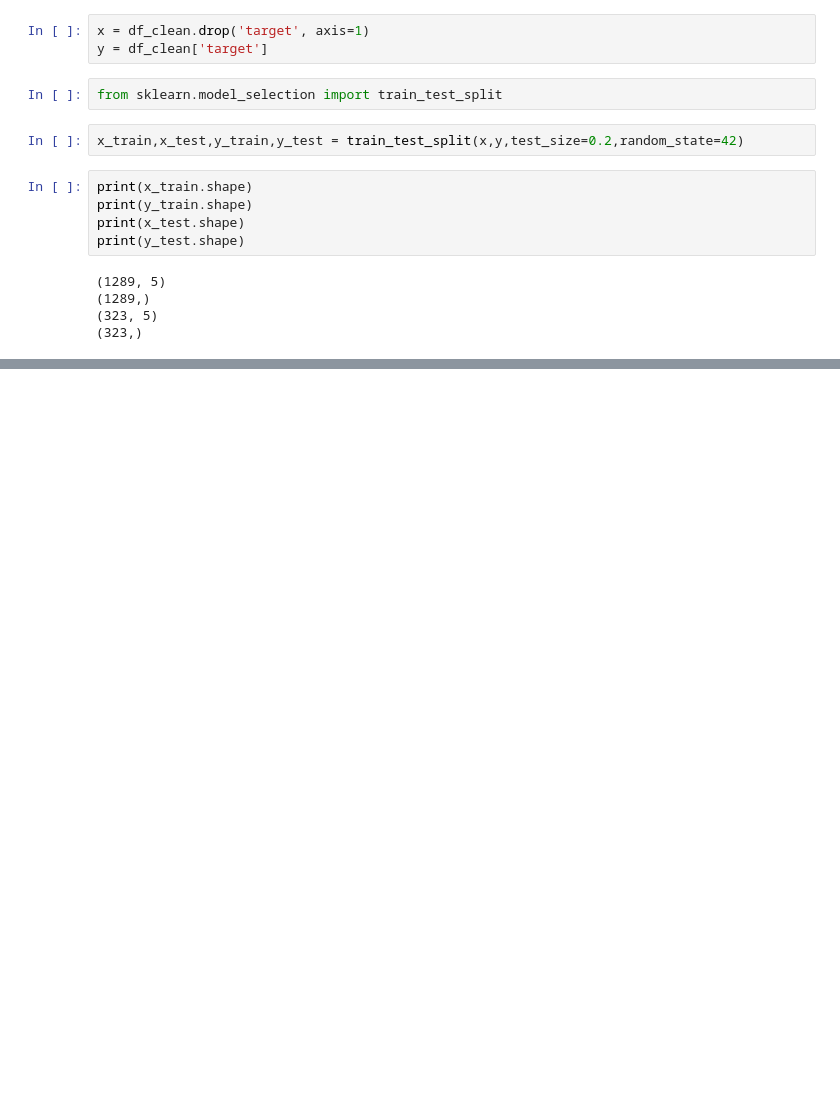
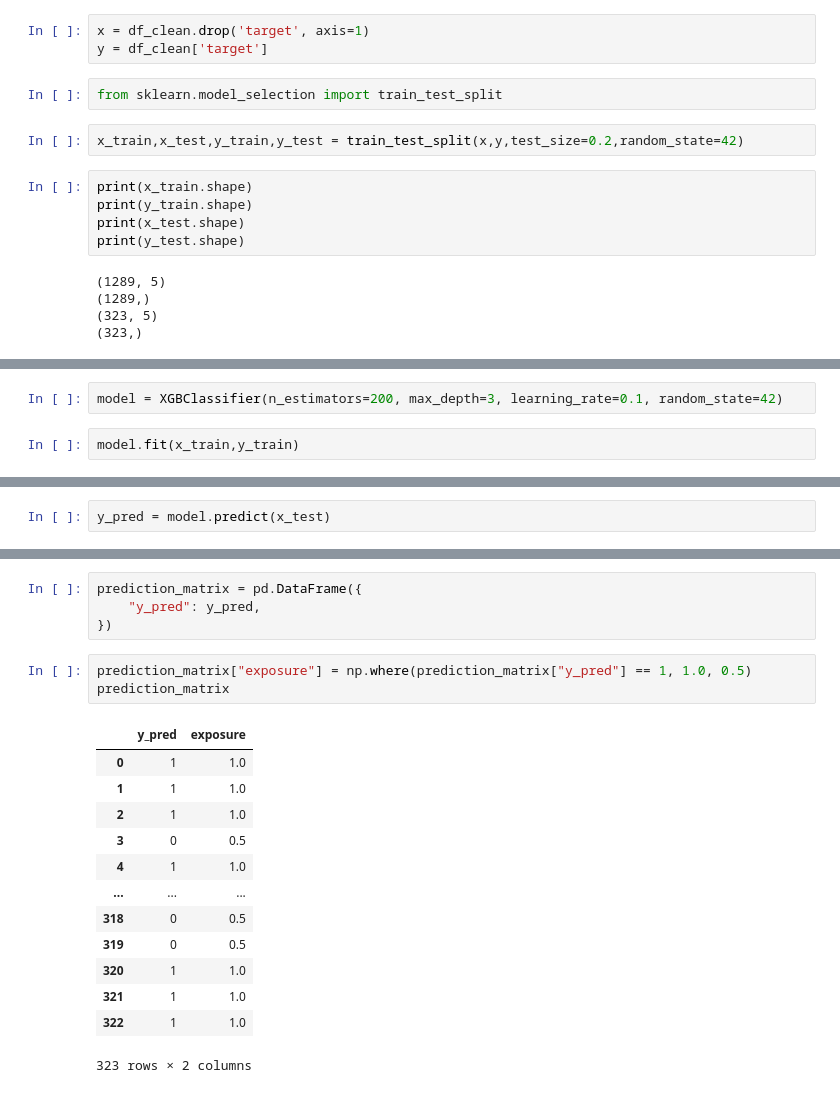
Before and after one commit to snehilkejriwal-exp19/portfolio-risk-management, a Jupyter notebook: backtesting_strategy.ipynb, the cells around one changed output, grey strips where cells are left out. Drawn from its saved outputs; the diff is of its cells as text; blank space fills up the shorter version.

```diff
--- a/backtesting_strategy.ipynb
+++ b/backtesting_strategy.ipynb
@@ -411,0 +418,4 @@ print(y_test.shape)
+# %%
+model = XGBClassifier(n_estimators=200, max_depth=3, learning_rate=0.1, random_state=42)
+# %%
+model.fit(x_train,y_train)
@@ -411,0 +434,2 @@ print(y_test.shape)
+# %%
+y_pred = model.predict(x_test)
@@ -411,0 +477,21 @@ print(y_test.shape)
+# %%
+prediction_matrix = pd.DataFrame({
+    "y_pred": y_pred,
+})
+# %%
+prediction_matrix["exposure"] = np.where(prediction_matrix["y_pred"] == 1, 1.0, 0.5)
+prediction_matrix
+# %% [output]
+|  | y_pred | exposure |
+| 0 | 1 | 1.0 |
+| 1 | 1 | 1.0 |
+| 2 | 1 | 1.0 |
+| 3 | 0 | 0.5 |
+| 4 | 1 | 1.0 |
+| ... | ... | ... |
+| 318 | 0 | 0.5 |
+| 319 | 0 | 0.5 |
+| 320 | 1 | 1.0 |
+| 321 | 1 | 1.0 |
+| 322 | 1 | 1.0 |
+323 rows × 2 columns
```
Also changed, not shown: parts of 14 cells of this notebook.
